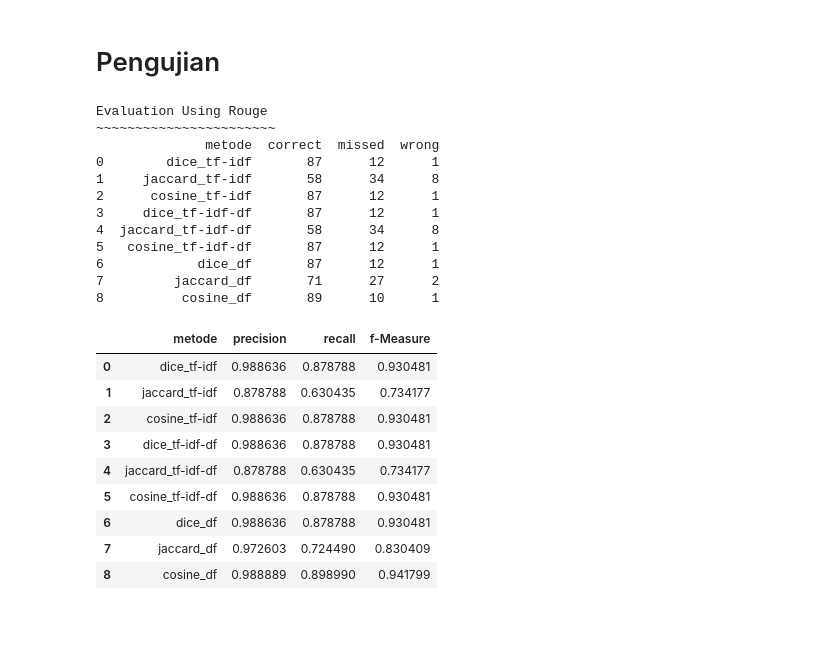
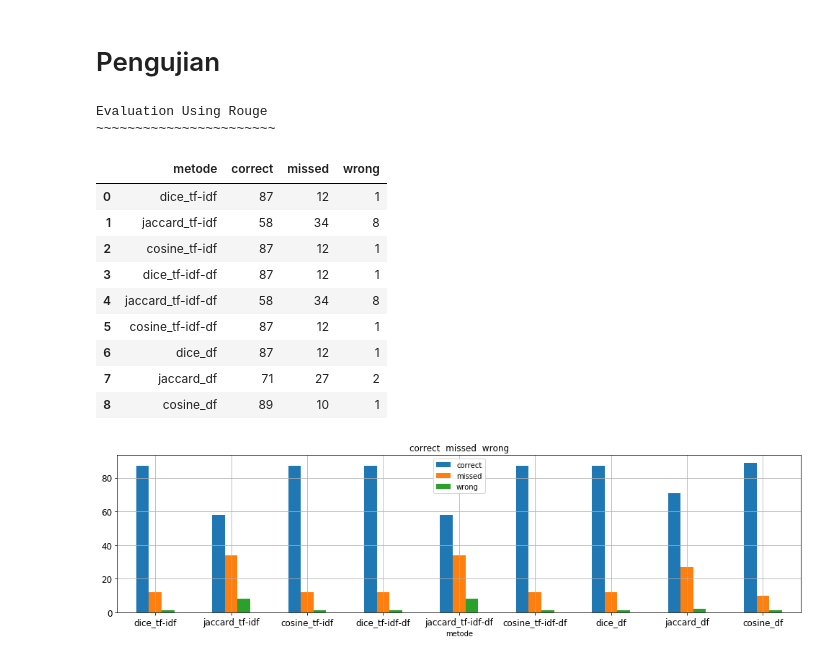
Before and after one commit to lufias69/text_similarity, a Jupyter notebook: z.Evaluation Using Rouge.ipynb, the cells around one changed output. Saved outputs shown, nothing was run; the diff lists cells and outputs as text; code cells hidden in the pictures; blank space fills up the shorter version.

Commit message:
plot diagram

```diff
--- a/z.Evaluation Using Rouge.ipynb
+++ b/z.Evaluation Using Rouge.ipynb
@@ -96,28 +92,24 @@ df3 = pd.DataFrame.from_dict(dic3)
 df2.to_excel('hasil\pengujian\hasil_pengujian_rouge'+waktu+'.xlsx')
 print("Evaluation Using Rouge")
 print("~"*23)
-print(df3)
-df2
+
+#print(df3)
+#df2
 # %% [output]
 Evaluation Using Rouge
 ~~~~~~~~~~~~~~~~~~~~~~~
-              metode  correct  missed  wrong
-0        dice_tf-idf       87      12      1
-1     jaccard_tf-idf       58      34      8
-2      cosine_tf-idf       87      12      1
-3     dice_tf-idf-df       87      12      1
-4  jaccard_tf-idf-df       58      34      8
-5   cosine_tf-idf-df       87      12      1
-6            dice_df       87      12      1
-7         jaccard_df       71      27      2
-8          cosine_df       89      10      1
-|  | metode | precision | recall | f-Measure |
-| 0 | dice_tf-idf | 0.988636 | 0.878788 | 0.930481 |
-| 1 | jaccard_tf-idf | 0.878788 | 0.630435 | 0.734177 |
-| 2 | cosine_tf-idf | 0.988636 | 0.878788 | 0.930481 |
-| 3 | dice_tf-idf-df | 0.988636 | 0.878788 | 0.930481 |
-| 4 | jaccard_tf-idf-df | 0.878788 | 0.630435 | 0.734177 |
-| 5 | cosine_tf-idf-df | 0.988636 | 0.878788 | 0.930481 |
-| 6 | dice_df | 0.988636 | 0.878788 | 0.930481 |
-| 7 | jaccard_df | 0.972603 | 0.724490 | 0.830409 |
-| 8 | cosine_df | 0.988889 | 0.898990 | 0.941799 |
+# %%
+df3.plot.bar( x='metode',y=['correct', 'missed','wrong'], rot=0, title='correct  missed  wrong', figsize=(17,4), fontsize=12, grid=True)
+df3
+# %% [output]
+|  | metode | correct | missed | wrong |
+| 0 | dice_tf-idf | 87 | 12 | 1 |
+| 1 | jaccard_tf-idf | 58 | 34 | 8 |
+| 2 | cosine_tf-idf | 87 | 12 | 1 |
+| 3 | dice_tf-idf-df | 87 | 12 | 1 |
+| 4 | jaccard_tf-idf-df | 58 | 34 | 8 |
+| 5 | cosine_tf-idf-df | 87 | 12 | 1 |
+| 6 | dice_df | 87 | 12 | 1 |
+| 7 | jaccard_df | 71 | 27 | 2 |
+| 8 | cosine_df | 89 | 10 | 1 |
+[figure, added]
```
Also changed, not shown: parts of 2 cells of this notebook, 3 other files.
